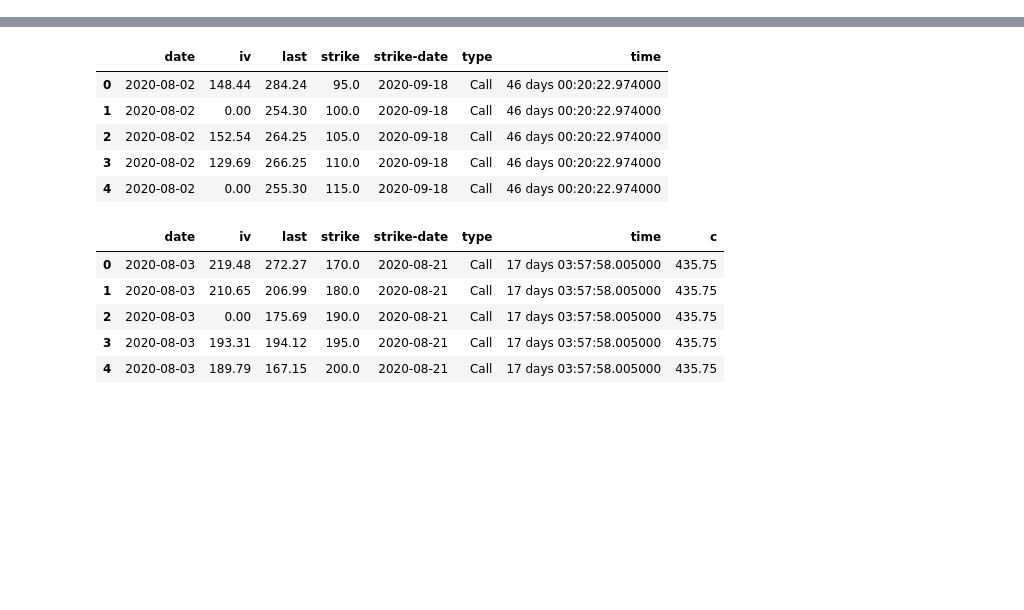
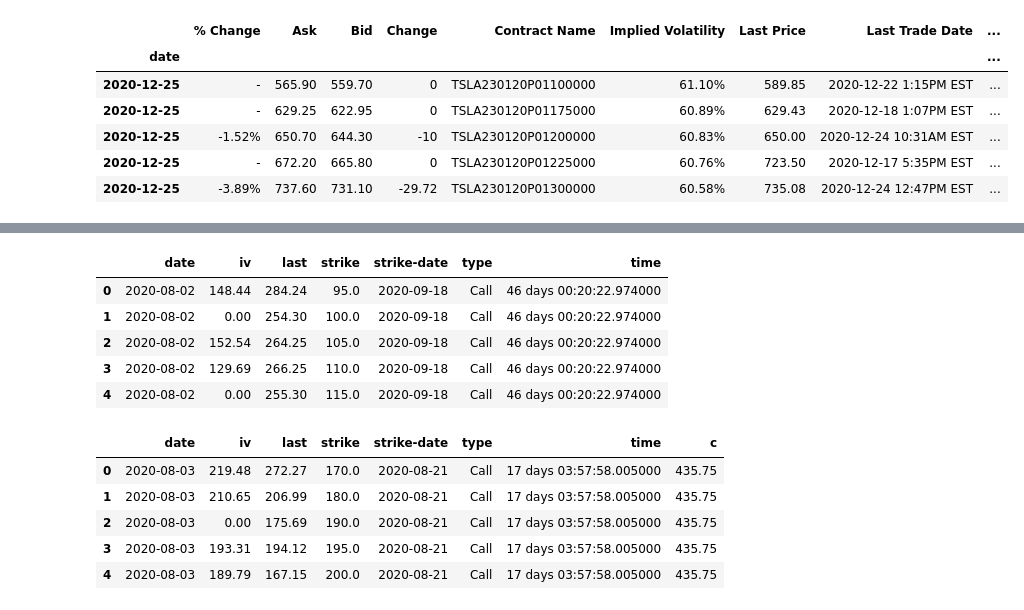
Before and after one commit to andermy/yahooScraper, a Jupyter notebook: test.ipynb, the cells around one changed output, grey strips where cells are left out. Saved outputs shown, nothing was run; the diff lists cells and outputs as text; code cells hidden in the pictures; blank space fills up the shorter version.

```diff
--- a/test.ipynb
+++ b/test.ipynb
@@ -11,2 +38,11 @@ m = s.stockMongo()
 # %%
-apple = m.get_options("AAPL")
+apple = m.get_options("TSLA")
+apple.tail()
+# %% [output]
+|  | % Change | Ask | Bid | Change | Contract Name | Implied Volatility | Last Price | Last Trade Date | ... |
+| date |  |  |  |  |  |  |  |  | ... |
+| 2020-12-25 | - | 565.90 | 559.70 | 0 | TSLA230120P01100000 | 61.10% | 589.85 | 2020-12-22 1:15PM EST | ... |
+| 2020-12-25 | - | 629.25 | 622.95 | 0 | TSLA230120P01175000 | 60.89% | 629.43 | 2020-12-18 1:07PM EST | ... |
+| 2020-12-25 | -1.52% | 650.70 | 644.30 | -10 | TSLA230120P01200000 | 60.83% | 650.00 | 2020-12-24 10:31AM EST | ... |
+| 2020-12-25 | - | 672.20 | 665.80 | 0 | TSLA230120P01225000 | 60.76% | 723.50 | 2020-12-17 5:35PM EST | ... |
+| 2020-12-25 | -3.89% | 737.60 | 731.10 | -29.72 | TSLA230120P01300000 | 60.58% | 735.08 | 2020-12-24 12:47PM EST | ... |
```
Also changed, not shown: parts of 14 cells of this notebook, 3 other files.
